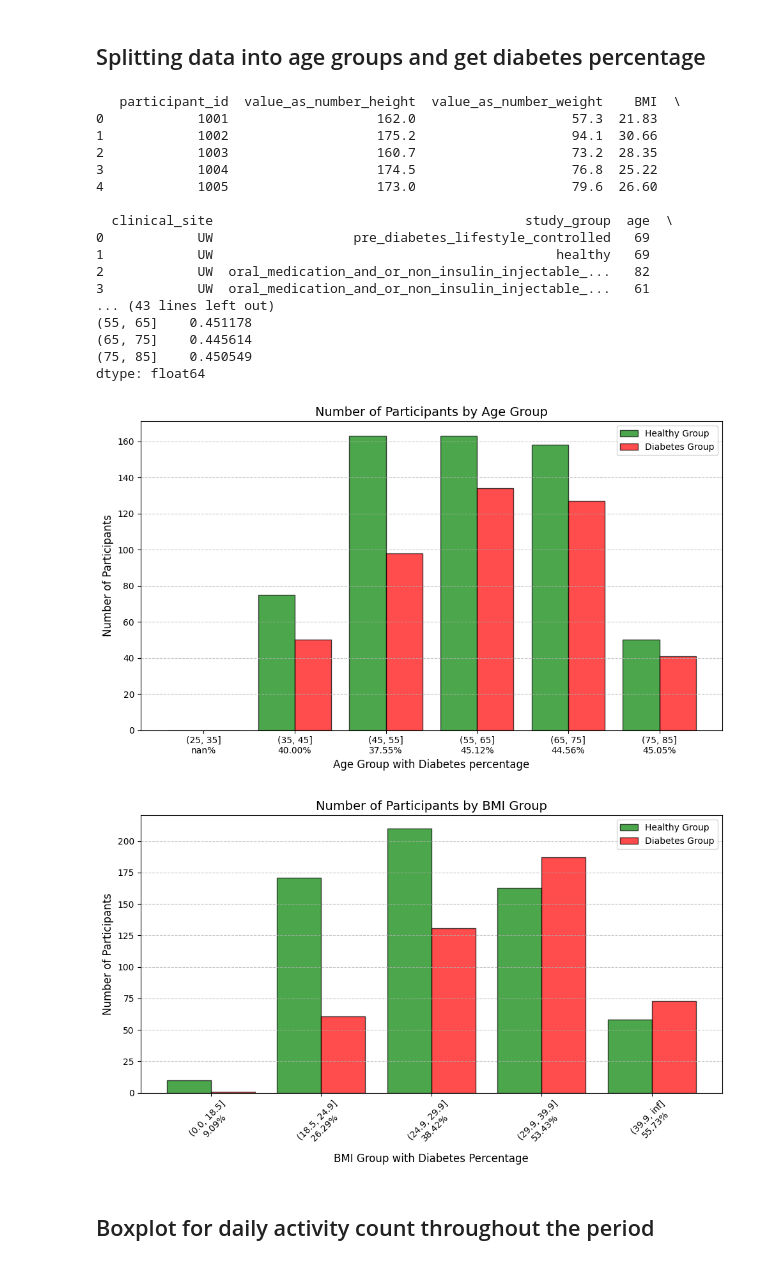
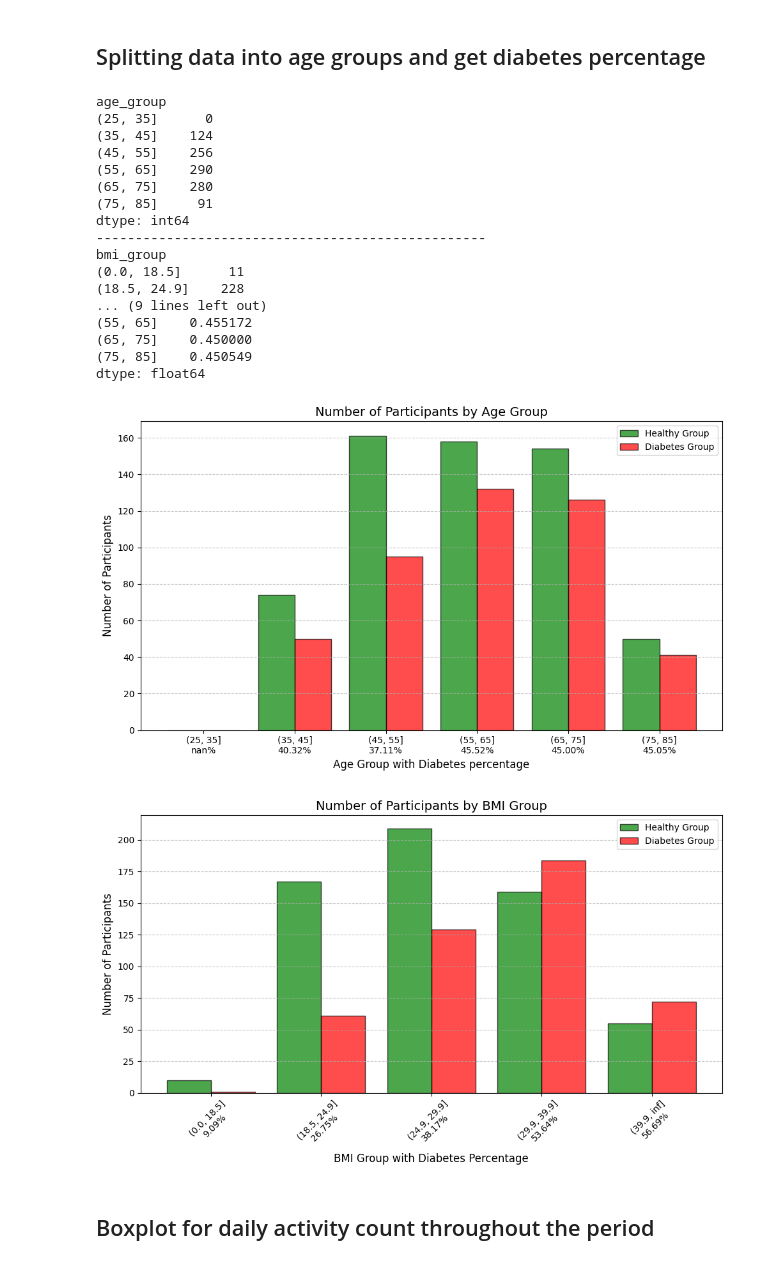
Before and after one commit to hbui138/RunningAndGlucoseTool, a Jupyter notebook: explore_cgm.ipynb, the cells around one changed output. Cells and saved outputs as stored; diff of their text form; code cells hidden in the pictures.

```diff
--- a/explore_cgm.ipynb
+++ b/explore_cgm.ipynb
@@ -457,7 +515,15 @@ age_bins = pd.cut(merged_data["age"], bins=range(25, 95, 10))  # Custom age grou
 merged_data["age_group"] = age_bins
 merged_data["bmi_group"] = bmi_bins
 
-print(merged_data.head())
+merged_data = (
+    merged_data
+    .merge(dfm, on='participant_id', how='inner')  # Keep only matching IDs
+    .dropna(subset=['glucose_filepath'])  # Remove rows with missing filepaths
+)
+
+merged_data = merged_data[['glucose_filepath', 'participant_id', 'average_glucose_level_mg_dl',
+                               'glucose_sensor_sampling_duration_days', 'age', 'BMI', 'study_group',
+                               'age_group', 'bmi_group']]
 
 age_group_counts = merged_data.groupby("age_group").size().sort_index()
 bmi_group_counts = merged_data.groupby("bmi_group").size().sort_index()
@@ -506,50 +572,50 @@ plt.show()
 healthy_bmi_counts = merged_data[merged_data['study_group'].isin(healthy_group)]['bmi_group'].value_counts().sort_index()
 diabetes_bmi_counts = merged_data[merged_data['study_group'].isin(diabetes_group)]['bmi_group'].value_counts().sort_index()
 
 # Calculate the percentage of diabetes patients in each BMI group
 percentage_diabetes_bmi = (diabetes_bmi_counts / bmi_group_counts).sort_index()
 
 x = np.arange(len(healthy_bmi_counts))  # Positions for bars
 
 # Format x labels to include BMI group and diabetes percentage
 x_labels = [f"{bmi}\n{percent:.2f}%" for bmi, percent in zip(healthy_bmi_counts.index.astype(str), percentage_diabetes_bmi * 100)]
 
 plt.figure(figsize=(10, 6))
 
 # Plot bars side by side
 plt.bar(x - bar_width / 2, healthy_bmi_counts, width=bar_width, color='green', edgecolor='black', label='Healthy Group', alpha=0.7)
 plt.bar(x + bar_width / 2, diabetes_bmi_counts, width=bar_width, color='red', edgecolor='black', label='Diabetes Group', alpha=0.7)
 
 # Formatting
 plt.title('Number of Participants by BMI Group', fontsize=14)
 plt.xlabel('BMI Group with Diabetes Percentage', fontsize=12)
 plt.ylabel('Number of Participants', fontsize=12)
 plt.xticks(x, x_labels, rotation=45)  # Ensure x-axis labels are correctly aligned and rotated for readability
 plt.grid(axis='y', linestyle='--', alpha=0.7)
 plt.legend()
 plt.tight_layout()
 
 plt.show()
 # %% [output]
-   participant_id  value_as_number_height  value_as_number_weight    BMI  \
-0            1001                   162.0                    57.3  21.83
-1            1002                   175.2                    94.1  30.66
-2            1003                   160.7                    73.2  28.35
-3            1004                   174.5                    76.8  25.22
-4            1005                   173.0                    79.6  26.60
-
-  clinical_site                                        study_group  age  \
-0            UW                  pre_diabetes_lifestyle_controlled   69
-1            UW                                            healthy   69
-2            UW  oral_medication_and_or_non_insulin_injectable_...   82
-3            UW  oral_medication_and_or_non_insulin_injectable_...   61
-... (43 lines left out)
-(55, 65]    0.451178
-(65, 75]    0.445614
+age_group
+(25, 35]      0
+(35, 45]    124
+(45, 55]    256
+(55, 65]    290
+(65, 75]    280
+(75, 85]     91
+dtype: int64
+--------------------------------------------------
+bmi_group
+(0.0, 18.5]      11
+(18.5, 24.9]    228
+... (9 lines left out)
+(55, 65]    0.455172
+(65, 75]    0.450000
 (75, 85]    0.450549
 dtype: float64
-[figure, old version]
+[figure, new version]
-[figure, old version]
+[figure, new version]
 # %% [markdown]
 ## Boxplot for daily activity count throughout the period
 # %%
```
Also changed, not shown: parts of 36 cells of this notebook, 1 other file.
